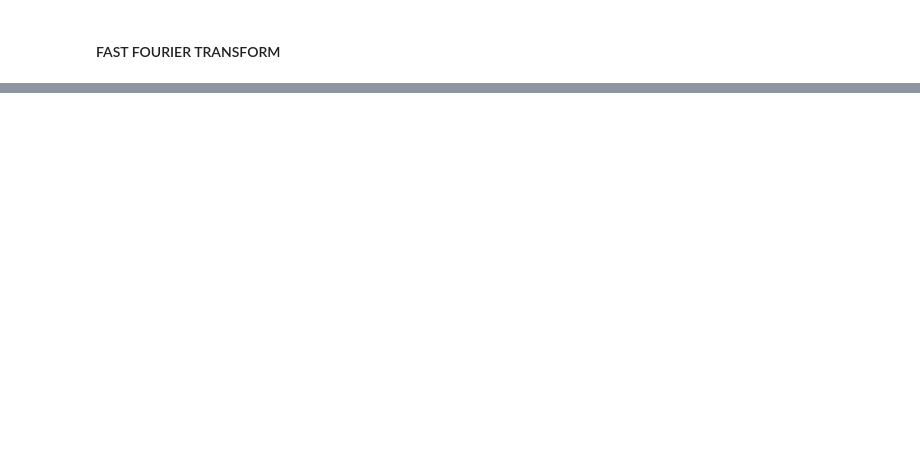
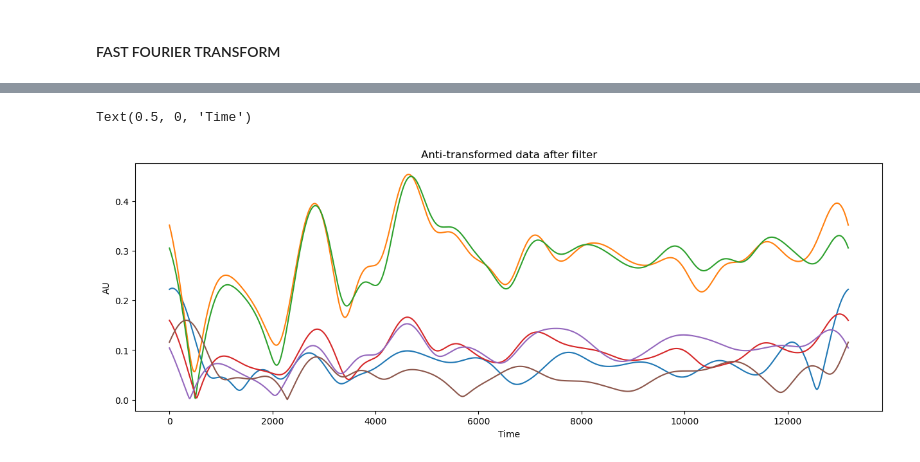
Before and after one commit to paololapo/HeartRateEstimation, a Jupyter notebook: Testing/Total_project.ipynb, the cells around one changed output, grey strips where cells are left out. Cells and saved outputs as stored; diff of their text form; code cells hidden in the pictures; blank space fills up the shorter version.

```diff
--- a/Testing/Total_project.ipynb
+++ b/Testing/Total_project.ipynb
@@ -337,0 +363,9 @@ Text(0.5, 1.0, 'Heartbeat Frequency spectrum')
+# %%
+fig, ax = plt.subplots(figsize=(15,5))
+ax.plot(np.abs(inversed_sig_fft))
+ax.set_title("Anti-transformed data after filter")
+ax.set_ylabel("AU")
+ax.set_xlabel("Time")
+# %% [output]
+Text(0.5, 0, 'Time')
+[figure, added]
```
Also changed, not shown: parts of 12 cells of this notebook, 2 other files.
